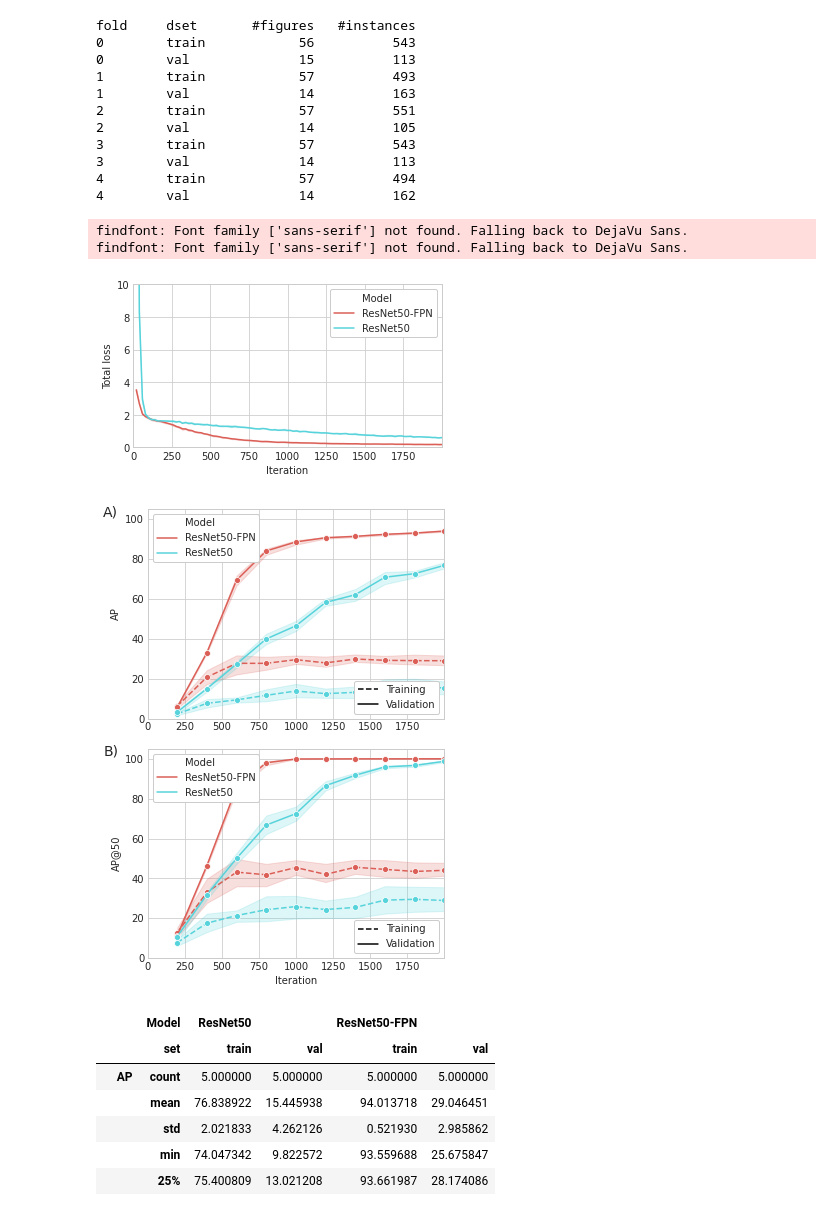
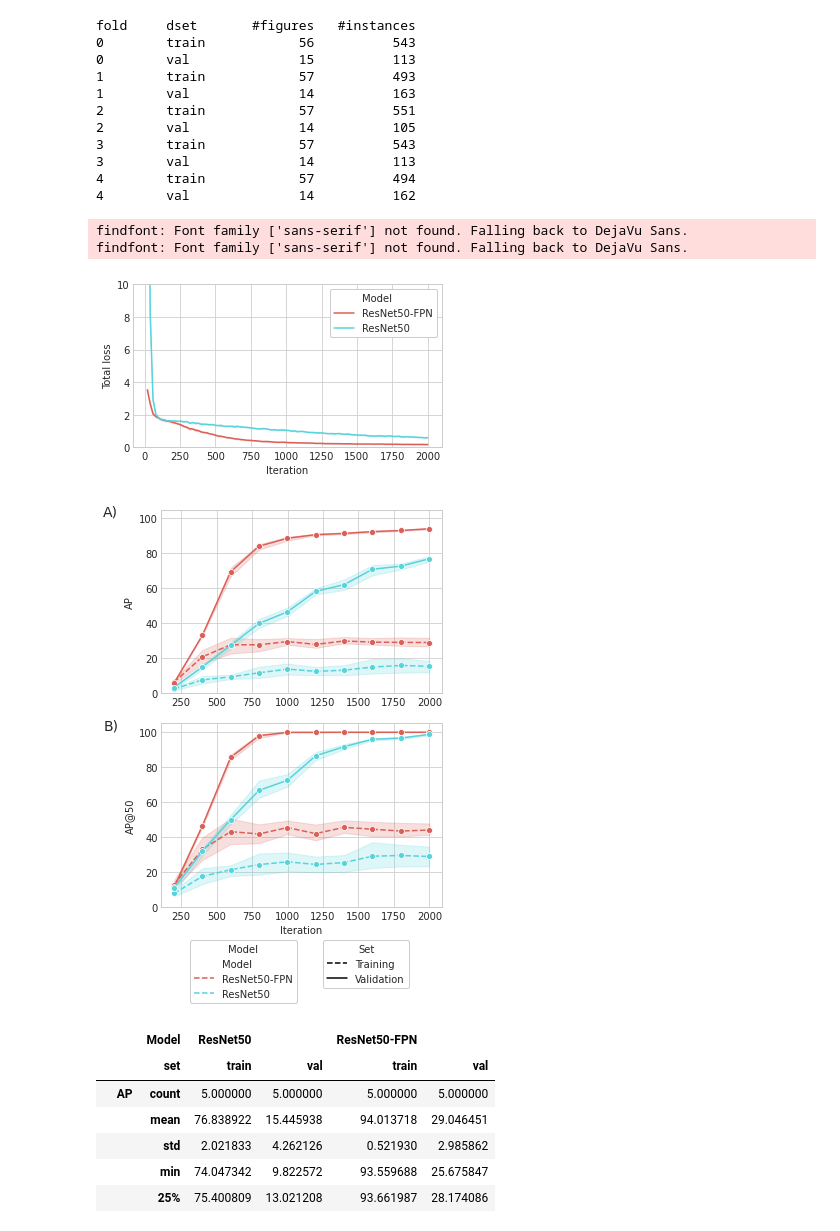
Before and after one commit to raplima/2020_cores_auto, a Jupyter notebook: scripts/eval.ipynb, the cells around one changed output. Cells and saved outputs as stored; diff of their text form; code cells hidden in the pictures.

Commit message:
update: ap legends

```diff
--- a/scripts/eval.ipynb
+++ b/scripts/eval.ipynb
@@ -108,12 +111,14 @@ with plt.style.context('seaborn-whitegrid'):
     rcParams['legend.frameon'] = True
     palette = sns.color_palette("hls", len(df['Model'].unique()))
 
+    ############################################################################
+    ############################################################################
     # first fig
     fig, ax = plt.subplots(ncols=1, figsize=(5,3))
     sns.lineplot(x="iteration", y="total_loss", hue='Model', palette=palette,
                 data=df,
                 ax=ax)
-    ax.set_xlim(0,np.max(df['iteration']))
+    #ax.set_xlim(0,np.max(df['iteration'])+10)
     ax.set_ylim(0,10)
     ax.set_xlabel('Iteration')
     ax.set_ylabel('Total loss')
@@ -126,7 +131,7 @@ with plt.style.context('seaborn-whitegrid'):
     # second fig
     fig, ax = plt.subplots(2, figsize=(5,7))
     sns.lineplot(x="iteration", y="val/segm/AP", hue='Model',
-                 marker='o', palette=palette,
+                 marker='o', palette=palette, legend = False,
                  data=df, ax=ax[0])
 
     sns.lineplot(x="iteration", y="val/segm/AP50", hue='Model',
@@ -137,50 +142,58 @@ with plt.style.context('seaborn-whitegrid'):
     [ax[0].lines[ii].set_linestyle("--") for ii, _ in enumerate(ax[0].lines)]
     [ax[1].lines[ii].set_linestyle("--") for ii, _ in enumerate(ax[1].lines)]
 
     sns.lineplot(x="iteration", y="train/segm/AP", hue='Model',
                  marker='o', palette=palette,
                  legend=False,
                  data=df, ax=ax[0])
     ax[0].set_xlabel('')
     ax[0].set_ylabel('AP')
-    ax[0].set_xlim(0,np.max(df['iteration']))
+    #ax[0].set_xlim(0,np.max(df['iteration'])+10)
     ax[0].set_ylim(0,105)
 
     sns.lineplot(x="iteration", y="train/segm/AP50", hue='Model',
                  marker='o', palette=palette,
                  legend=False,
                  data=df, ax=ax[1])
     ax[1].set_xlabel('Iteration')
     ax[1].set_ylabel('AP@50')
-    ax[1].set_xlim(0,np.max(df['iteration']))
+    #ax[1].set_xlim(0,np.max(df['iteration'])+10)
     ax[1].set_ylim(0,105)
-
-    # get the legend for the plotted lines.
-    first_legends = [ax[ii].get_legend() for ii in range(len(ax))]
-    # Add the legend manually to the current Axes.
-    for ii, first_legend in enumerate(first_legends):
-        ax[ii].add_artist(first_legend)
-
-    # set training/validation legend
-    custom_lines = [Line2D([0], [0], color='k', ls="--"),
-            Line2D([0], [0], color='k', ls="-")]
-    for ii in range(len(ax)):
-        ax[ii].legend(custom_lines, ['Training', 'Validation'], loc='lower right')
 
     # add letters:
     for ii, l in enumerate(['A)', 'B)']):
         ax[ii].text(-300, 100,
                     s=l,
                     bbox=dict(facecolor='white', edgecolor='white', alpha=1),
                     ha='left', va='bottom', size=14)
 
+    # fix the legends
+    handles, labels = ax[0].get_legend_handles_labels()
+
+    legend_x = 0.5
+    legend_y = -0.15
+
+    leg1 = ax[1].legend(handles=handles, labels=labels,
+              bbox_to_anchor=(legend_x, legend_y),
+              title="Model")
+
+    legend_x = 0.9
+    legend_y = -0.15
+
+    custom_lines = [Line2D([0], [0], color='k', ls="--"),
+                    Line2D([0], [0], color='k', ls="-")]
+    ax[1].legend(custom_lines, ['Training', 'Validation'],
+              bbox_to_anchor=(legend_x, legend_y),
+              title='Set')
+    ax[1].add_artist(leg1)
+
     fig.tight_layout()
-    fig.savefig('/content/training_aps.pdf')
+    fig.savefig('/content/training_aps.svg')
 # %% [output]
 findfont: Font family ['sans-serif'] not found. Falling back to DejaVu Sans.
 findfont: Font family ['sans-serif'] not found. Falling back to DejaVu Sans.
-[figure, old version]
+[figure, new version]
-[figure, old version]
+[figure, new version]
 # %%
 # create dataframe
 metrics = []
```
Also changed, not shown: parts of 3 cells of this notebook.
